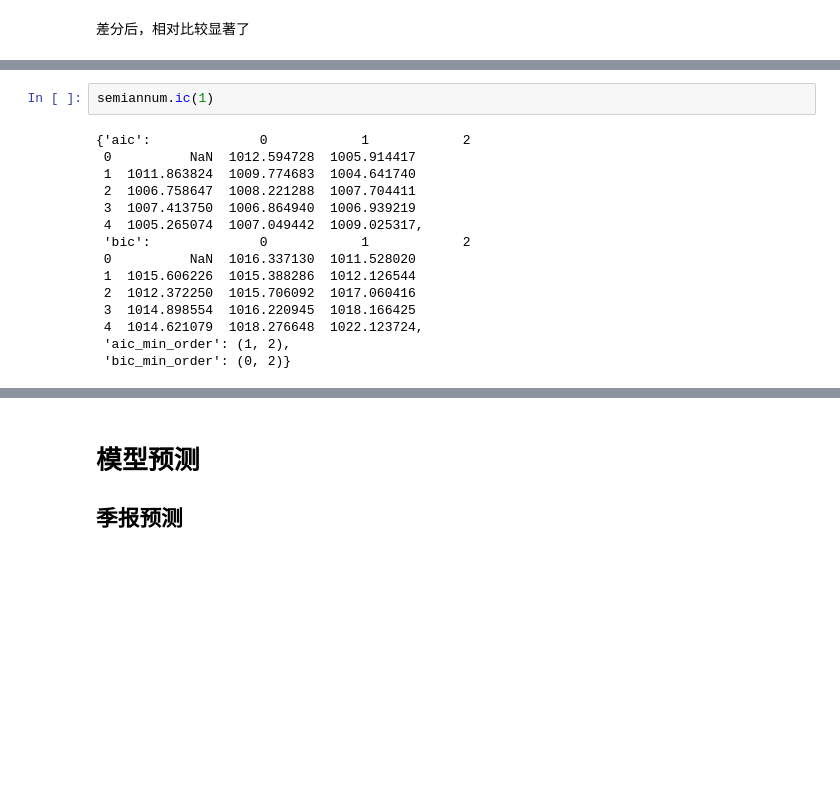
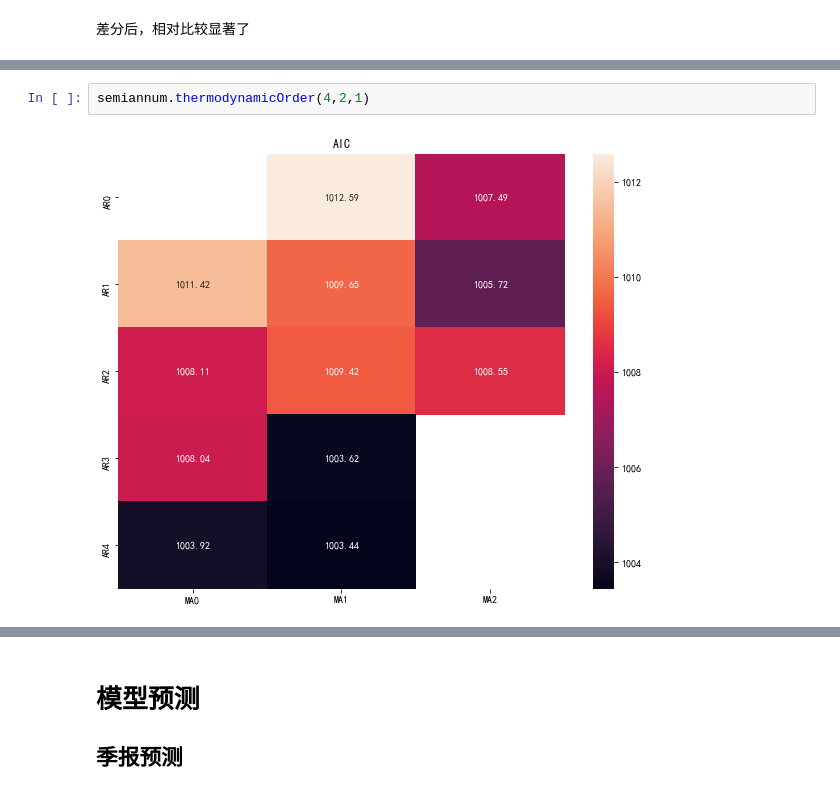
Before and after one commit to thales-ucas/gree, a Jupyter notebook: ts.ipynb, the cells around one changed output, grey strips where cells are left out. Cells and saved outputs as stored; diff of their text form; blank space fills up the shorter version.

```diff
--- a/ts.ipynb
+++ b/ts.ipynb
@@ -323,17 +402,4 @@ quarter.qqShow()
 # %%
-semiannum.ic(1)
+semiannum.thermodynamicOrder(4,2,1)
 # %% [output]
-{'aic':              0            1            2
- 0          NaN  1012.594728  1005.914417
- 1  1011.863824  1009.774683  1004.641740
- 2  1006.758647  1008.221288  1007.704411
- 3  1007.413750  1006.864940  1006.939219
- 4  1005.265074  1007.049442  1009.025317,
- 'bic':              0            1            2
- 0          NaN  1016.337130  1011.528020
- 1  1015.606226  1015.388286  1012.126544
- 2  1012.372250  1015.706092  1017.060416
- 3  1014.898554  1016.220945  1018.166425
- 4  1014.621079  1018.276648  1022.123724,
- 'aic_min_order': (1, 2),
- 'bic_min_order': (0, 2)}
+[figure, added]
```
Also changed, not shown: parts of 12 cells of this notebook.
